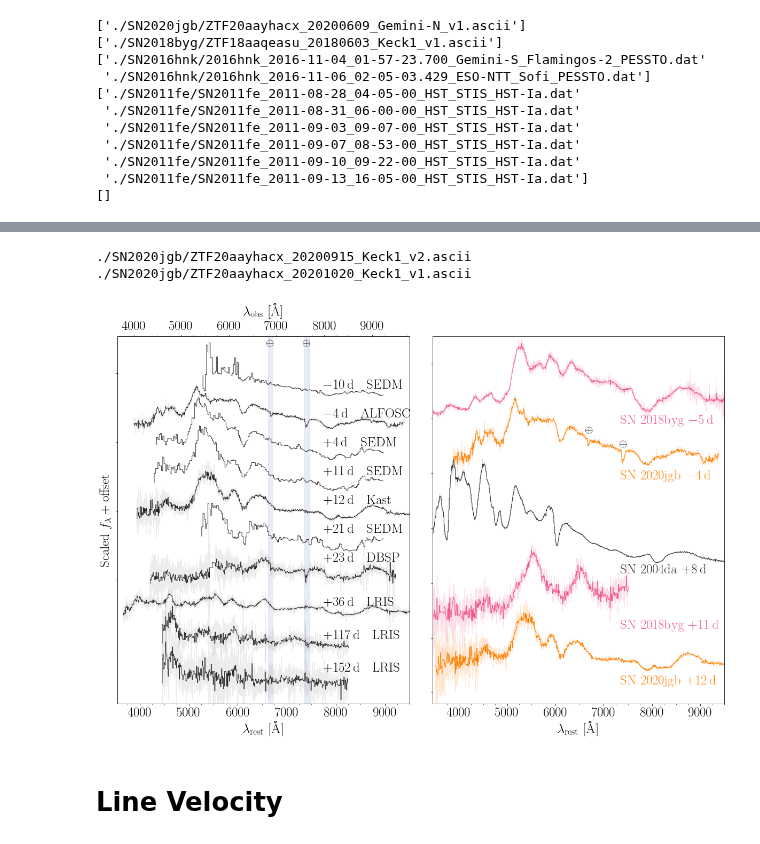
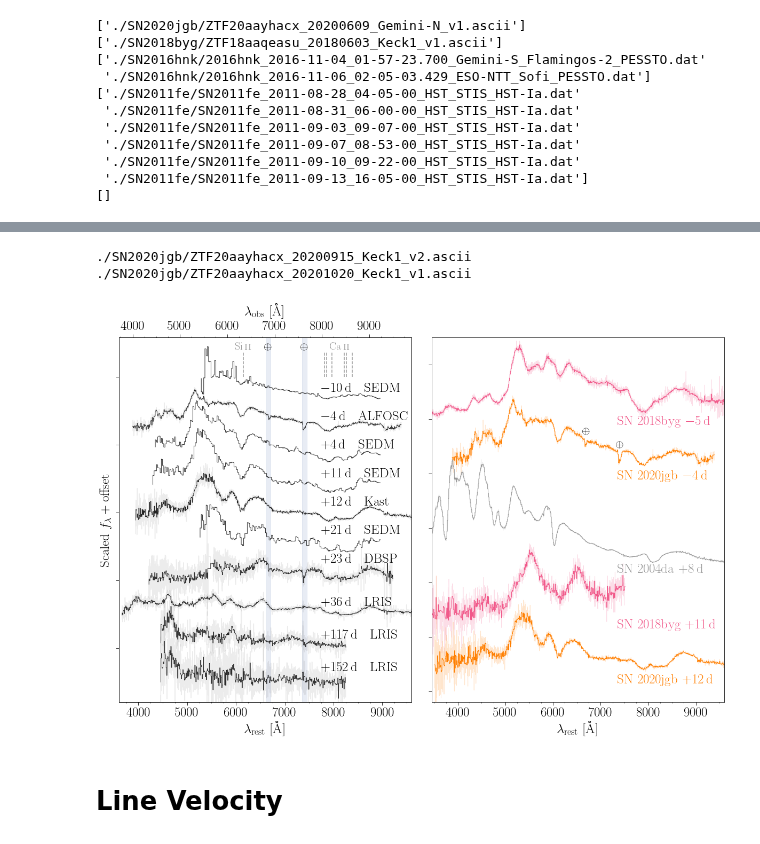
Before and after one commit to slowdivePTG/SN2020jgb, a Jupyter notebook: spectroscopy/SN2020jgb.ipynb, the cells around one changed output, grey strips where cells are left out. Cells and saved outputs as stored; diff of their text form; code cells hidden in the pictures.

Commit message:
Figure formats & [Ca ii]

```diff
--- a/spectroscopy/SN2020jgb.ipynb
+++ b/spectroscopy/SN2020jgb.ipynb
@@ -12,22 +15,18 @@ import warnings
 from matplotlib.ticker import MultipleLocator
-# %%
-import matplotlib as mpl
-mpl.rcParams['text.usetex'] = True
-mpl.rcParams['font.family'] = 'sans-serif'
-mpl.rcParams['font.sans-serif'] = ['Ariel']
-mpl.rcParams['font.size'] = '25'
-mpl.rcParams['xtick.labelsize'] = '25'
-mpl.rcParams['ytick.labelsize'] = '25'
 # %%
 import sys
 sys.path.append('../tools/')
 from dust_extinction import calALambda
 from data_binning import data_binning
+from visual import rcparams_format
+
+rcparams_format(mpl.rcParams)
 
 color_map = {
     'cyan': '#66c2a5',
     'orange': '#ff7f00',
     'blue': '#8da0cb',
+    'b': '#1f77b4',
     'purple': '#7570b3',
     'pink': '#fccde5',
     'green': '#33a02c',
@@ -35,7 +34,8 @@ color_map = {
     'brown': '#e5c494',
     'magenta': '#f1598a',
     'grey': '0.3',
-    'darkgrey': '0.2'
+    'darkgrey': '0.2',
+    'palegrey': '0.6'
 }
 # %%
 print('NumPy version: {}'.format(np.__version__))
@@ -479,21 +479,13 @@ for spec in spec_files:
             color='grey',  ##aam_colors['blue'],
             alpha=0.15)
 
-ax[0].set_xlim(3550, 9500)
-ax[0].set_ylim(-17.7, 2.7)
-ax[0].set_yticklabels([])
-ax[0].set_ylabel(r'$\mathrm{Scaled}\ f_\lambda + \mathrm{offset}$')
-ax[0].set_xlabel(r'$\lambda_\mathrm{rest}\ [\mathrm{\r{A}}]$')
-ax[0].xaxis.set_minor_locator(MultipleLocator(250))
-#ax[0].yaxis.set_major_locator(MultipleLocator(1))
-
 h = 1.0
 v = 7350
 
 num = -1
 k = -1
 for sn, c in zip([byg, jgb, da, byg, jgb],
-                 ['magenta', 'orange', 'darkgrey', 'magenta', 'orange']):
+                 ['magenta', 'orange', 'palegrey', 'magenta', 'orange']):
     k += 1
     for spec in sn.OPTfiles:
         if 'P60' in spec:  #don't use SEDM
@@ -598,45 +590,82 @@ ax[0].text(7633 / (1 + z), 2.0, r'$\oplus$', ha='center', fontsize=20)
 ax[0].text(6867 / (1 + z), 2.0, r'$\oplus$', ha='center', fontsize=20)
 
 ax[0].fill_between([7633 / (1 + z) - 50, 7633 / (1 + z) + 50], [-24, -24],
-                   [2.7, 2.7],
+                   [3, 3],
                    color=color_map['blue'],
                    alpha=0.2)
 ax[0].fill_between([6867 / (1 + z) - 50, 6867 / (1 + z) + 50], [-24, -24],
-                   [2.7, 2.7],
+                   [3, 3],
                    color=color_map['blue'],
                    alpha=0.2)
+# Ca ii and Si ii lines
+C = 299792.458
+dlam_lam = lambda v: ((1 - v / C) / (1 + v / C))**.5
+param_dic = {'linestyle': '--', 'color': '0.6', 'zorder': -10}
+ax[0].text(s=r'$\mathrm{Si}\,\textsc{ii}$',
+           x=6355 * dlam_lam(10000),
+           y=2,
+           fontsize=20,
+           color='0.6',
+           ha='center')
+ax[0].plot([6355 * dlam_lam(10000), 6355 * dlam_lam(10000)], [0, 1.8],
+           **param_dic)
+ax[0].text(s=r'$\mathrm{Ca}\,\textsc{ii}$',
+           x=8542 * dlam_lam(15000),
+           y=2,
+           fontsize=20,
+           color='0.6',
+           ha='center')
+ax[0].plot([8498 * dlam_lam(25000), 8498 * dlam_lam(25000)], [0, 1.8],
+           **param_dic)
+ax[0].plot([8542 * dlam_lam(25000), 8542 * dlam_lam(25000)], [0, 1.8],
+           **param_dic)
+ax[0].plot([8662 * dlam_lam(25000), 8662 * dlam_lam(25000)], [0, 1.8],
+           **param_dic)
+ax[0].plot([8498 * dlam_lam(10000), 8498 * dlam_lam(10000)], [0, 1.8],
+           **param_dic)
+ax[0].plot([8542 * dlam_lam(10000), 8542 * dlam_lam(10000)], [0, 1.8],
+           **param_dic)
+ax[0].plot([8662 * dlam_lam(10000), 8662 * dlam_lam(10000)], [0, 1.8],
+           **param_dic)
 
-ax[1].set_xlim(3450, 9500)
-ax[0].set_ylim(-24, 2.7)
+ax[0].set_xlim(3600, 9600)
+ax[0].set_yticklabels([])
+ax[0].set_ylabel(r'$\mathrm{Scaled}\ f_\lambda + \mathrm{offset}$')
+ax[0].set_xlabel(r'$\lambda_\mathrm{rest}\ [\mathrm{\r{A}}]$')
+ax[0].xaxis.set_minor_locator(MultipleLocator(250))
+#ax[0].yaxis.set_major_locator(MultipleLocator(1))
+
+ax[1].set_xlim(3450, 9600)
+ax[0].set_ylim(-24, 2.9)
 ax[0].set_xticks(np.arange(4, 10) * 1000)
 ax[1].set_xticks(np.arange(4, 10) * 1000)
 ax[1].set_ylim(-h * (num + .5), h * 1.5)
 ax[1].set_yticklabels([])
 ax[1].set_ylabel('')
 ax[1].set_xlabel(r'$\lambda_\mathrm{rest}\ [\mathrm{\r{A}}]$',
                  **{'fontname': 'Times New Roman'})
 ax[1].xaxis.set_minor_locator(MultipleLocator(250))
 
 ax[1].text(7633 / (1 + z) + 5, -0.52, r'$\oplus$', ha='center', fontsize=20)
 ax[1].text(6867 / (1 + z) + 40, -0.27, r'$\oplus$', ha='center', fontsize=20)
 #ax[1].yaxis.set_major_locator(MultipleLocator(1))
 
 #fig.subplots_adjust(left=0.06, bottom=0.051, top=0.953, right=0.991)
 #fig.savefig('../paper/figures/NIR_spec_comp.pdf', bbox_inches='tight')
 
 wv_obs = ax[0].twiny()
 wv_obs.set_xlim(np.array(ax[0].get_xlim()) * (1 + z))
 wv_obs.set_xticks(np.arange(4, 10) * 1000)
 wv_obs.set_xlabel(r'$\lambda_\mathrm{obs}\ [\mathrm{\r{A}}]$', labelpad=10)
 wv_obs.xaxis.set_minor_locator(MultipleLocator(250))
 
 fig.subplots_adjust(left=0.06, bottom=0.051, top=0.953, right=0.991)
 fig.tight_layout()
 fig.savefig('../paper/figures/optical_spec_evolution.pdf', bbox_inches='tight')
 # %% [output]
 ./SN2020jgb/ZTF20aayhacx_20200915_Keck1_v2.ascii
 ./SN2020jgb/ZTF20aayhacx_20201020_Keck1_v1.ascii
-[figure, old version]
+[figure, new version]
 # %% [markdown]
 # Line Velocity
 # %%
```
Also changed, not shown: parts of 3 cells of this notebook, 21 other files.
